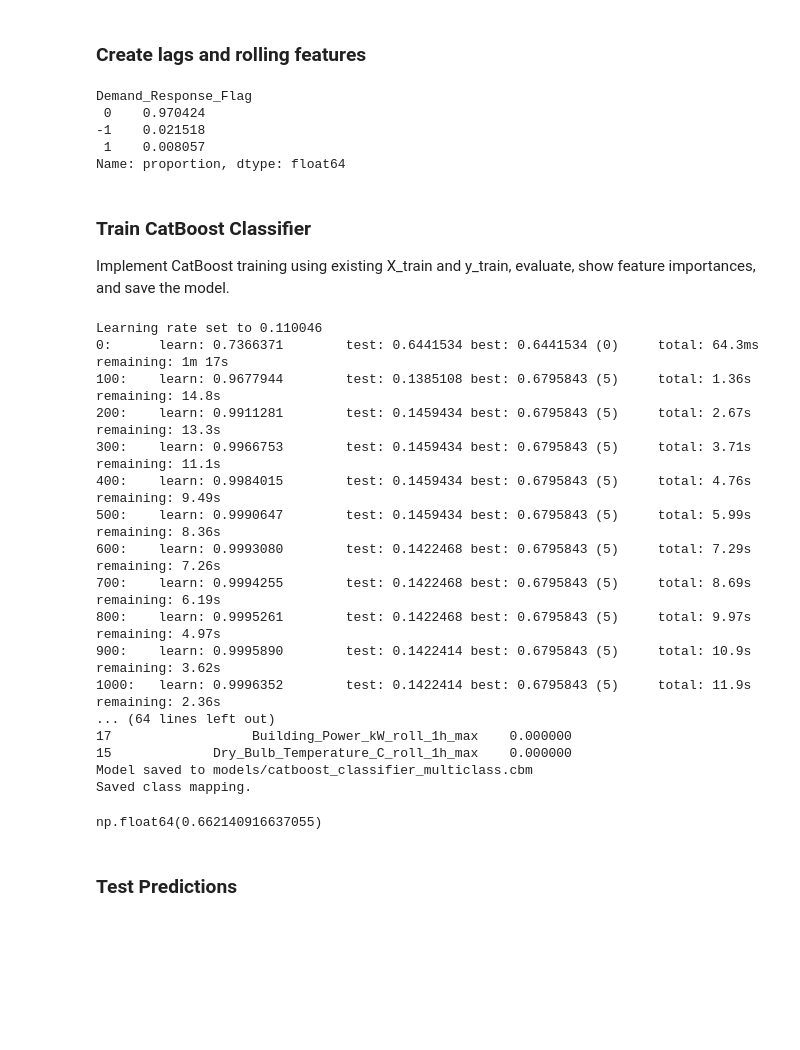
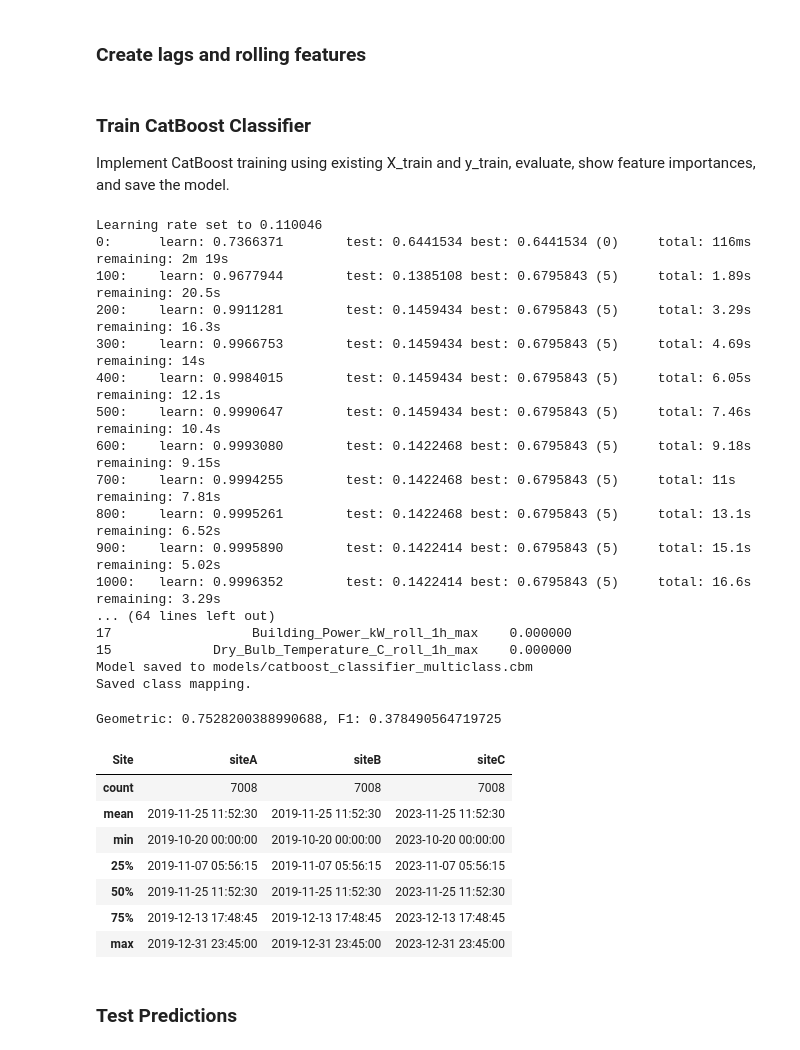
Before and after one commit to genrry/flextrack-challenge, a Jupyter notebook: train-warmup.ipynb, the cells around one changed output. Cells and saved outputs as stored; diff of their text form; code cells hidden in the pictures; blank space fills up the shorter version.

```diff
--- a/train-warmup.ipynb
+++ b/train-warmup.ipynb
@@ -21,22 +21,8 @@ y_train = training_data[index_cols + target_cols].copy()
 ### Create lags and rolling features
 # %%
 time_offsets = {"1h": 4, "1d": 24 * 4, "7d": 24 * 4 * 7, "m": 24 * 4 * 30, "y": 24 * 4 * 365}
-# %%
-stats = ['mean', 'std', 'min', 'max']
-lags = []
-for offset in ["1h","1d","7d"]:
-    shift = training_data.set_index('Timestamp_Local').shift(freq=offset).reset_index().set_index(['Site',"Timestamp_Local"])
-    shift.rename(columns=lambda x: f"{x}_shift_{offset}", inplace=True)
-    window_stats = []
-    for stat in stats:
-        window_stat = training_data.groupby('Site').apply(
-            lambda x: x.set_index('Timestamp_Local').rolling(offset, min_periods=time_offsets[offset]).agg(stat), include_groups=False
-        ).reset_index().set_index(['Site',"Timestamp_Local"])
-        window_stat.rename(columns=lambda x: f"{x}_roll_{offset}_{stat}", inplace=True)
-        window_stats.append(window_stat)
-    lags.append(pd.concat([shift, *window_stats], axis=1))
 # %%
-def get_lags_features(df, lags):
+def get_lags_features(df, lags: list = ["1h","1d","7d"]):
     stats = ['mean', 'std', 'min', 'max']
     lags_features = []
     for offset in lags:
@@ -86,14 +72,6 @@ y_train = y_train.set_index(index_cols)
 y_train = y_train.loc[X_train.index]
 # %%
 extra_time_festures = ['Hour', 'Month', 'Year', 'Day_Of_Week']
-# %%
-y_train['Demand_Response_Flag'].value_counts(normalize=True)
-# %% [output]
-Demand_Response_Flag
- 0    0.970424
--1    0.021518
- 1    0.008057
-Name: proportion, dtype: float64
 # %% [markdown]
 ### Train CatBoost Classifier
 Implement CatBoost training using existing X_train and y_train, evaluate, show feature importances, and save the model.
@@ -194,17 +172,17 @@ with open('models/catboost_class_mapping.json', 'w') as f:
 print('Saved class mapping.')
 # %% [output]
 Learning rate set to 0.110046
-0:      learn: 0.7366371        test: 0.6441534 best: 0.6441534 (0)     total: 64.3ms   remaining: 1m 17s
-100:    learn: 0.9677944        test: 0.1385108 best: 0.6795843 (5)     total: 1.36s    remaining: 14.8s
-200:    learn: 0.9911281        test: 0.1459434 best: 0.6795843 (5)     total: 2.67s    remaining: 13.3s
-300:    learn: 0.9966753        test: 0.1459434 best: 0.6795843 (5)     total: 3.71s    remaining: 11.1s
-400:    learn: 0.9984015        test: 0.1459434 best: 0.6795843 (5)     total: 4.76s    remaining: 9.49s
-500:    learn: 0.9990647        test: 0.1459434 best: 0.6795843 (5)     total: 5.99s    remaining: 8.36s
-600:    learn: 0.9993080        test: 0.1422468 best: 0.6795843 (5)     total: 7.29s    remaining: 7.26s
-700:    learn: 0.9994255        test: 0.1422468 best: 0.6795843 (5)     total: 8.69s    remaining: 6.19s
-800:    learn: 0.9995261        test: 0.1422468 best: 0.6795843 (5)     total: 9.97s    remaining: 4.97s
-900:    learn: 0.9995890        test: 0.1422414 best: 0.6795843 (5)     total: 10.9s    remaining: 3.62s
-1000:   learn: 0.9996352        test: 0.1422414 best: 0.6795843 (5)     total: 11.9s    remaining: 2.36s
+0:      learn: 0.7366371        test: 0.6441534 best: 0.6441534 (0)     total: 116ms    remaining: 2m 19s
+100:    learn: 0.9677944        test: 0.1385108 best: 0.6795843 (5)     total: 1.89s    remaining: 20.5s
+200:    learn: 0.9911281        test: 0.1459434 best: 0.6795843 (5)     total: 3.29s    remaining: 16.3s
+300:    learn: 0.9966753        test: 0.1459434 best: 0.6795843 (5)     total: 4.69s    remaining: 14s
+400:    learn: 0.9984015        test: 0.1459434 best: 0.6795843 (5)     total: 6.05s    remaining: 12.1s
+500:    learn: 0.9990647        test: 0.1459434 best: 0.6795843 (5)     total: 7.46s    remaining: 10.4s
+600:    learn: 0.9993080        test: 0.1422468 best: 0.6795843 (5)     total: 9.18s    remaining: 9.15s
+700:    learn: 0.9994255        test: 0.1422468 best: 0.6795843 (5)     total: 11s      remaining: 7.81s
+800:    learn: 0.9995261        test: 0.1422468 best: 0.6795843 (5)     total: 13.1s    remaining: 6.52s
+900:    learn: 0.9995890        test: 0.1422414 best: 0.6795843 (5)     total: 15.1s    remaining: 5.02s
+1000:   learn: 0.9996352        test: 0.1422414 best: 0.6795843 (5)     total: 16.6s    remaining: 3.29s
 ... (64 lines left out)
 17                  Building_Power_kW_roll_1h_max    0.000000
 15             Dry_Bulb_Temperature_C_roll_1h_max    0.000000
@@ -213,9 +191,30 @@ Saved class mapping.
 # %%
 from imblearn.metrics import geometric_mean_score
 
-geometric_mean_score(true_labels, va_preds)
+geometric = geometric_mean_score(
+    true_labels,
+    va_preds,
+    average="macro",
+)
+f1 = f1_score(
+    true_labels,
+    va_preds,
+    average="macro",
+)
+print(f"Geometric: {geometric}, F1: {f1}")
 # %% [output]
-np.float64(0.662140916637055)
+Geometric: 0.7528200388990688, F1: 0.378490564719725
+# %%
+X_va.reset_index().groupby('Site')['Timestamp_Local'].describe().T
+# %% [output]
+| Site | siteA | siteB | siteC |
+| count | 7008 | 7008 | 7008 |
+| mean | 2019-11-25 11:52:30 | 2019-11-25 11:52:30 | 2023-11-25 11:52:30 |
+| min | 2019-10-20 00:00:00 | 2019-10-20 00:00:00 | 2023-10-20 00:00:00 |
+| 25% | 2019-11-07 05:56:15 | 2019-11-07 05:56:15 | 2023-11-07 05:56:15 |
+| 50% | 2019-11-25 11:52:30 | 2019-11-25 11:52:30 | 2023-11-25 11:52:30 |
+| 75% | 2019-12-13 17:48:45 | 2019-12-13 17:48:45 | 2023-12-13 17:48:45 |
+| max | 2019-12-31 23:45:00 | 2019-12-31 23:45:00 | 2023-12-31 23:45:00 |
 # %% [markdown]
 ### Test Predictions
 # %%
```
Also changed, not shown: parts of 14 cells of this notebook.
